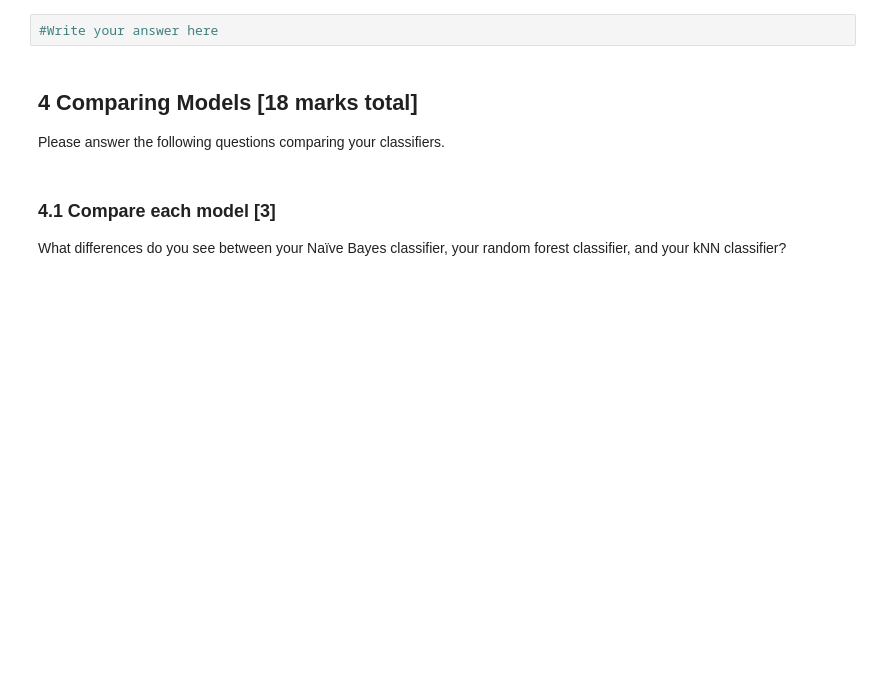
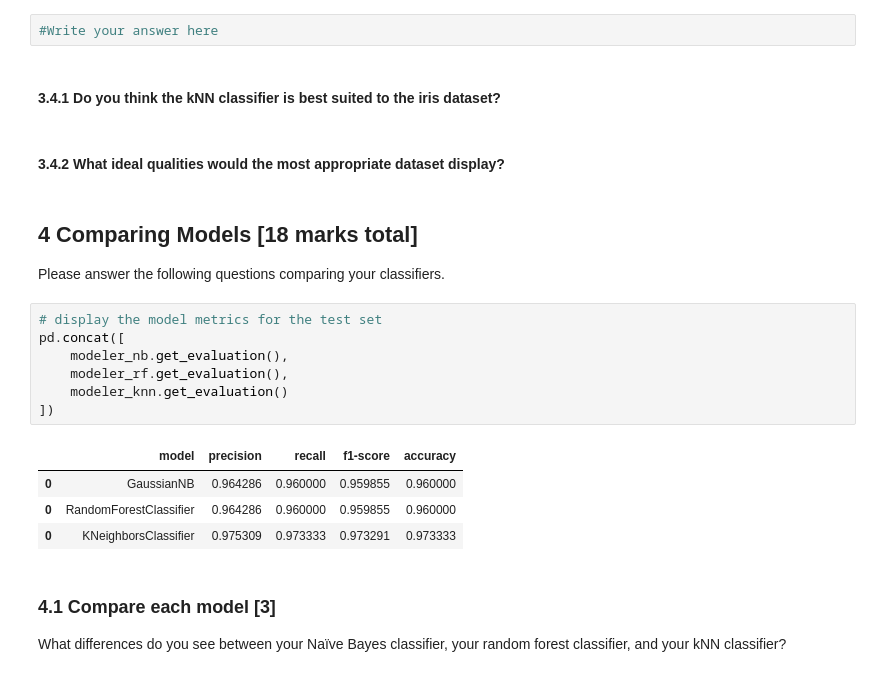
Before and after one commit to JohnnyFoulds/dsm040-2021-oct, a Jupyter notebook: coursework_02/CW2.ipynb, the cells around one changed output. Drawn from its saved outputs; the diff is of its cells as text; blank space fills up the shorter version.

```diff
--- a/coursework_02/CW2.ipynb
+++ b/coursework_02/CW2.ipynb
@@ -457,9 +489,25 @@ What ideal qualities would the most appropriate dataset display?
 Please answer in the cell below.
 # %%
 #Write your answer here
+# %% [markdown]
+#### 3.4.1 Do you think the kNN classifier is best suited to the iris dataset?
+# %% [markdown]
+#### 3.4.2 What ideal qualities would the most appropriate dataset display?
 # %% [markdown]
 ## 4 Comparing Models [18 marks total]
 Please answer the following questions comparing your classifiers.
+# %%
+# display the model metrics for the test set
+pd.concat([
+    modeler_nb.get_evaluation(),
+    modeler_rf.get_evaluation(),
+    modeler_knn.get_evaluation()
+])
+# %% [output]
+|  | model | precision | recall | f1-score | accuracy |
+| 0 | GaussianNB | 0.964286 | 0.960000 | 0.959855 | 0.960000 |
+| 0 | RandomForestClassifier | 0.964286 | 0.960000 | 0.959855 | 0.960000 |
+| 0 | KNeighborsClassifier | 0.975309 | 0.973333 | 0.973291 | 0.973333 |
 # %% [markdown]
 ### 4.1 Compare each model [3]
 What differences do you see between your Naïve Bayes classifier, your random forest classifier, and your kNN classifier?
```
Also changed, not shown: parts of 19 cells of this notebook, 1 other file.
